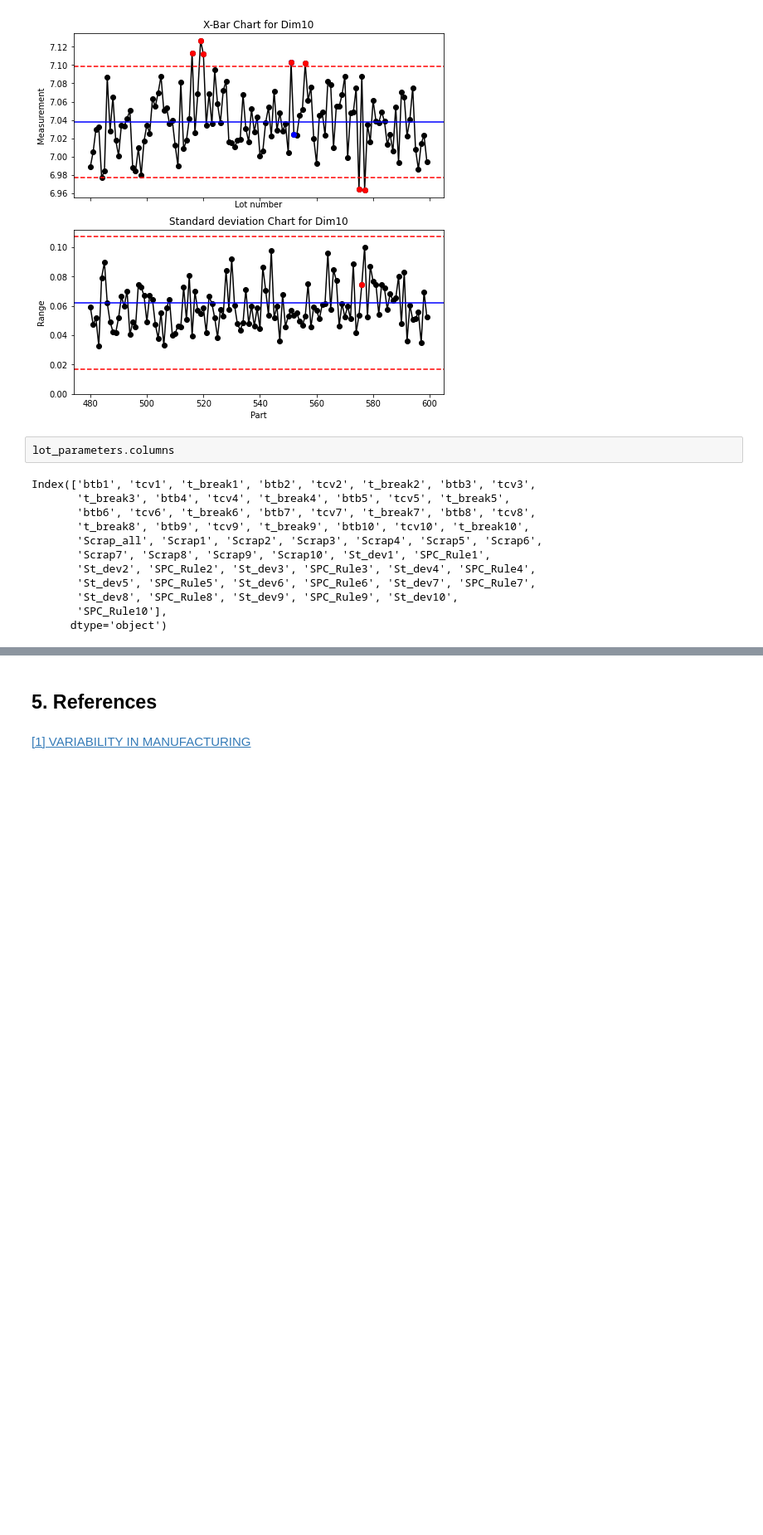
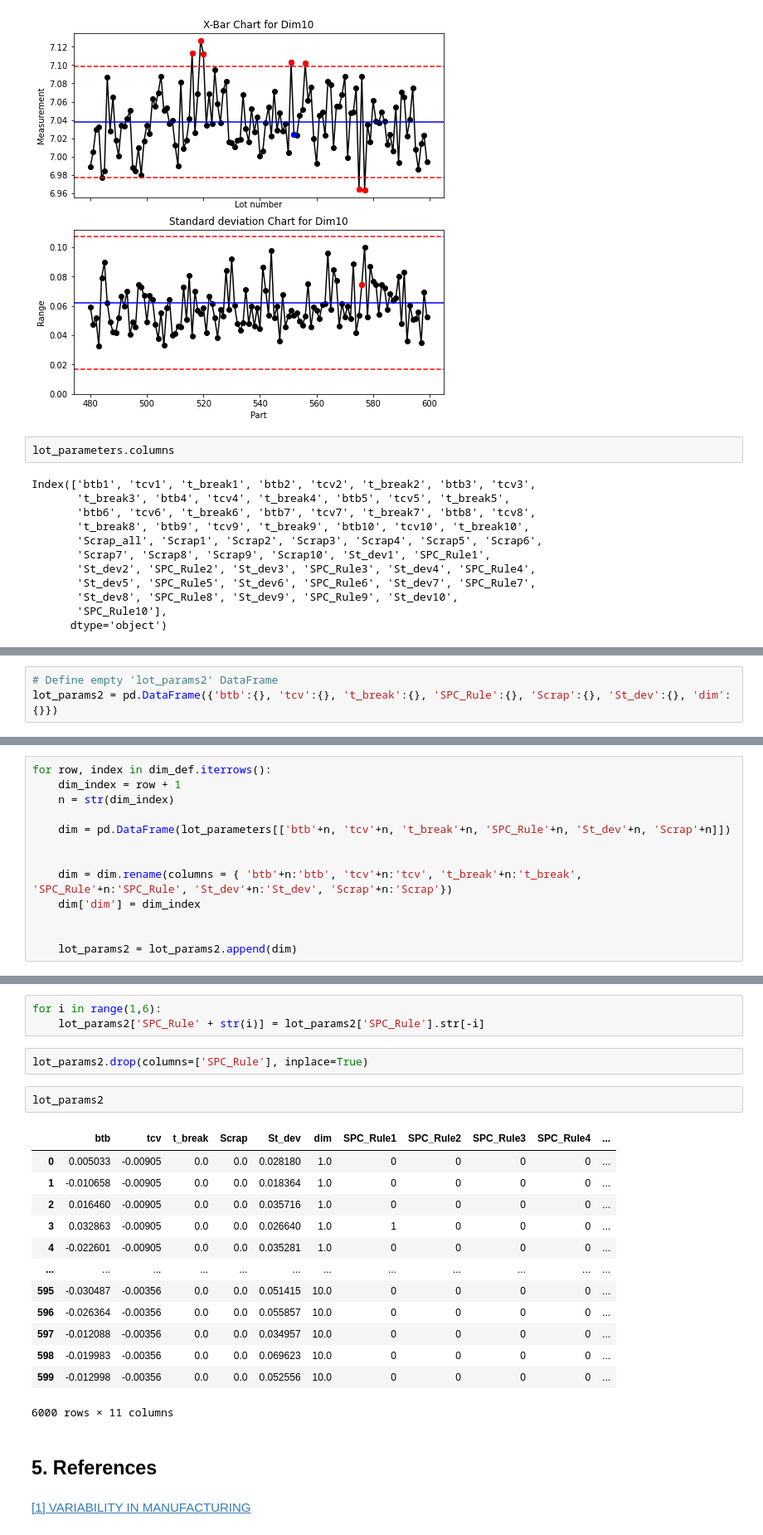
Before and after one commit to przemekbil/PfDA_2021_project, a Jupyter notebook: Project.ipynb, the cells around one changed output, grey strips where cells are left out. Shown at 83% size. Cells and saved outputs as stored; diff of their text form; blank space fills up the shorter version.

Commit message:
lot_params2 DataFrame created

```diff
--- a/Project.ipynb
+++ b/Project.ipynb
@@ -649,0 +676,3 @@ Index(['btb1', 'tcv1', 't_break1', 'btb2', 'tcv2', 't_break2', 'btb3', 'tcv3',
+# %%
+# Define empty 'lot_params2' DataFrame
+lot_params2 = pd.DataFrame({'btb':{}, 'tcv':{}, 't_break':{}, 'SPC_Rule':{}, 'Scrap':{}, 'St_dev':{}, 'dim':{}})
@@ -649,0 +683,13 @@ Index(['btb1', 'tcv1', 't_break1', 'btb2', 'tcv2', 't_break2', 'btb3', 'tcv3',
+# %%
+for row, index in dim_def.iterrows():
+    dim_index = row + 1
+    n = str(dim_index)
+
+    dim = pd.DataFrame(lot_parameters[['btb'+n, 'tcv'+n, 't_break'+n, 'SPC_Rule'+n, 'St_dev'+n, 'Scrap'+n]])
+
+
+    dim = dim.rename(columns = { 'btb'+n:'btb', 'tcv'+n:'tcv', 't_break'+n:'t_break', 'SPC_Rule'+n:'SPC_Rule', 'St_dev'+n:'St_dev', 'Scrap'+n:'Scrap'})
+    dim['dim'] = dim_index
+
+
+    lot_params2 = lot_params2.append(dim)
@@ -650,3 +712,24 @@ Index(['btb1', 'tcv1', 't_break1', 'btb2', 'tcv2', 't_break2', 'btb3', 'tcv3',
+# %%
+for i in range(1,6):
+    lot_params2['SPC_Rule' + str(i)] = lot_params2['SPC_Rule'].str[-i]
+# %%
+lot_params2.drop(columns=['SPC_Rule'], inplace=True)
+# %%
+lot_params2
+# %% [output]
+|  | btb | tcv | t_break | Scrap | St_dev | dim | SPC_Rule1 | SPC_Rule2 | SPC_Rule3 | SPC_Rule4 | ... |
+| 0 | 0.005033 | -0.00905 | 0.0 | 0.0 | 0.028180 | 1.0 | 0 | 0 | 0 | 0 | ... |
+| 1 | -0.010658 | -0.00905 | 0.0 | 0.0 | 0.018364 | 1.0 | 0 | 0 | 0 | 0 | ... |
+| 2 | 0.016460 | -0.00905 | 0.0 | 0.0 | 0.035716 | 1.0 | 0 | 0 | 0 | 0 | ... |
+| 3 | 0.032863 | -0.00905 | 0.0 | 0.0 | 0.026640 | 1.0 | 1 | 0 | 0 | 0 | ... |
+| 4 | -0.022601 | -0.00905 | 0.0 | 0.0 | 0.035281 | 1.0 | 0 | 0 | 0 | 0 | ... |
+| ... | ... | ... | ... | ... | ... | ... | ... | ... | ... | ... | ... |
+| 595 | -0.030487 | -0.00356 | 0.0 | 0.0 | 0.051415 | 10.0 | 0 | 0 | 0 | 0 | ... |
+| 596 | -0.026364 | -0.00356 | 0.0 | 0.0 | 0.055857 | 10.0 | 0 | 0 | 0 | 0 | ... |
+| 597 | -0.012088 | -0.00356 | 0.0 | 0.0 | 0.034957 | 10.0 | 0 | 0 | 0 | 0 | ... |
+| 598 | -0.019983 | -0.00356 | 0.0 | 0.0 | 0.069623 | 10.0 | 0 | 0 | 0 | 0 | ... |
+| 599 | -0.012998 | -0.00356 | 0.0 | 0.0 | 0.052556 | 10.0 | 0 | 0 | 0 | 0 | ... |
+6000 rows × 11 columns
 # %% [markdown]
 ## 5. References
 # %% [markdown]
```
Also changed, not shown: parts of 11 cells of this notebook.
